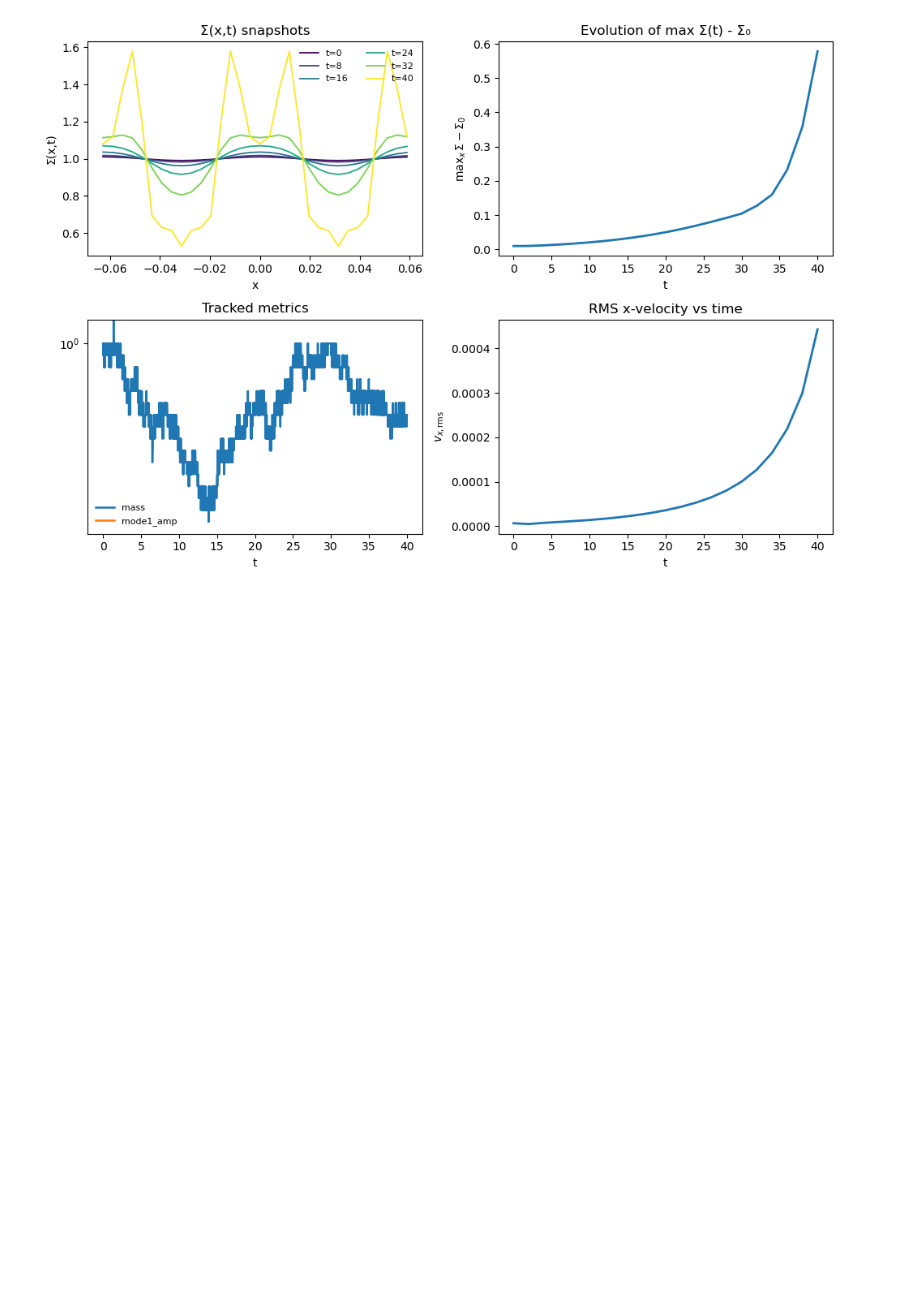
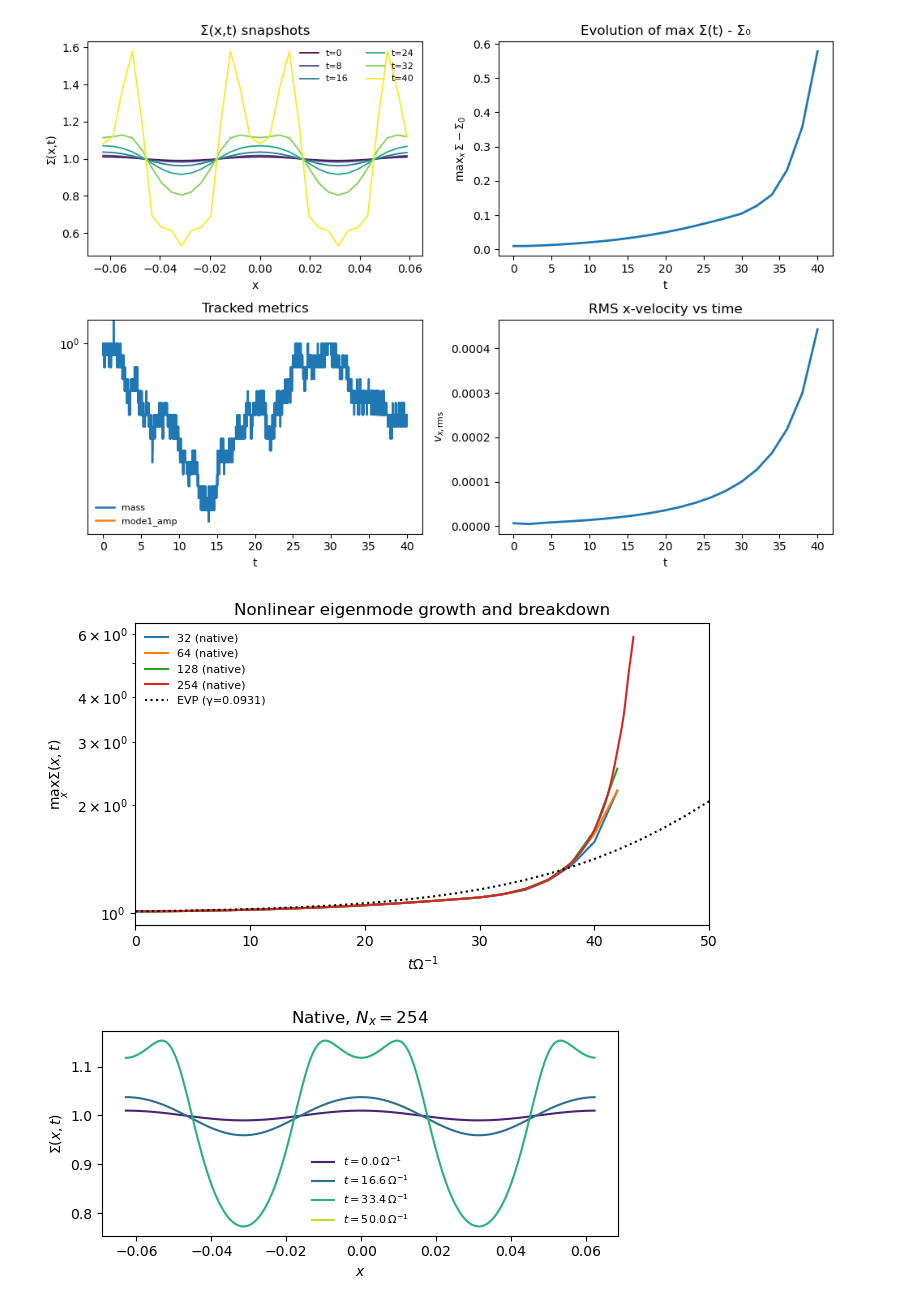
Before and after one commit to KonstantinGerbig/diff-inst, a Jupyter notebook: notebooks/paper_nonlinear.ipynb, the cells around one changed output. Cells and saved outputs as stored; diff of their text form; code cells hidden in the pictures; blank space fills up the shorter version.

Commit message:
worked on nonlinear breakup sims

```diff
--- a/notebooks/paper_nonlinear.ipynb
+++ b/notebooks/paper_nonlinear.ipynb
@@ -64,7 +64,7 @@ import sys
 K_MODE      = 100.0      # physical k for eigenmode ICs
 #NX_IC       = 128        # grid size for ICs and TD runs
 IC_AMP      = 1e-2       # small amplitude for linear regime
-STOP_TIME   = 40.0       # total integration time (same for all runs, for now)
+STOP_TIME   = 50.0       # total integration time (same for all runs, for now)
 SAVE_STRIDE = 200        # how often to save checkpoints
 PRINT_STRIDE = 400       # for nonlinear/dedalus logging
 
@@ -298,3 +298,53 @@ plt.tight_layout()
 plt.show()
 # %% [output]
 [figure]
+# %%
+# %% wiring for nonlinear viz
+
+from diffinst.vis.nonlinear import (
+    plot_sigma_max_vs_time,
+    plot_sigma_snapshots,
+)
+
+
+BRANCH_RUNS = {
+    name: {
+        "run_native": RUN_NL_NATIVE[name],
+        #"run_dedalus": RUN_DED_NL[name],   # may or may not exist
+    }
+    for name in BRANCHES.keys()
+}
+
+fig_max, ax_max = plot_sigma_max_vs_time(
+    BRANCH_RUNS,
+    k_phys=K_MODE,
+    figsize=(7, 4),
+)
+
+plt.show()
+
+# --- Figure 2: snapshots for the highest-resolution run (adjust label as needed)
+hi_label = "254"   # or whatever your max-Nx key is
+
+fig_snap_native, ax_snap_native = plot_sigma_snapshots(
+    RUN_NL_NATIVE[hi_label],
+    n_snap=4,
+    t_min=0.0,
+    t_max=STOP_TIME,
+    title=fr"Native, $N_x={NX[hi_label]}$",
+)
+plt.show()
+
+# If/when Dedalus runs exist:
+if RUN_DED_NL[hi_label].exists():
+    fig_snap_ded, ax_snap_ded = plot_sigma_snapshots(
+        RUN_DED_NL[hi_label],
+        n_snap=4,
+        t_min=0.0,
+        t_max=STOP_TIME,
+        title=fr"Dedalus, $N_x={NX[hi_label]}$",
+    )
+    plt.show()
+# %% [output]
+[figure, added]
+[figure, added]
```
Also changed, not shown: parts of 1 cell of this notebook, 2 other files.
